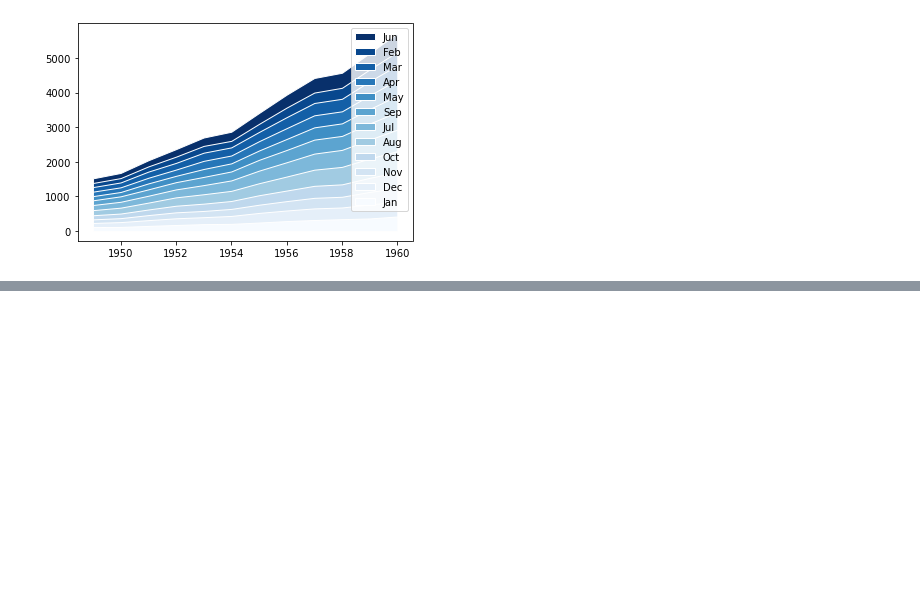
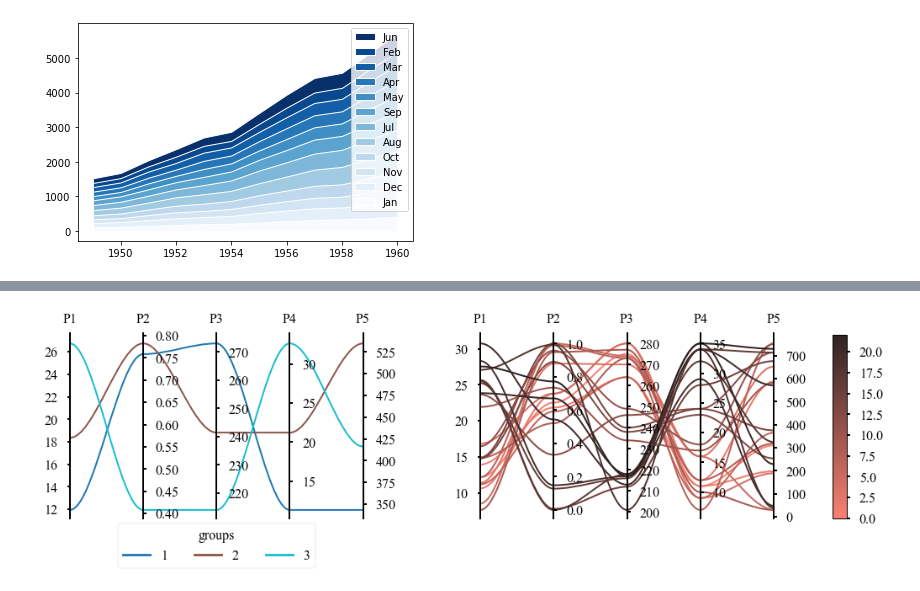
Before and after one commit to alexcapstick/alexs-visualisation-tools, a Jupyter notebook: examples/lineplot.ipynb, the cells around one changed output, grey strips where cells are left out. Cells and saved outputs as stored; diff of their text form; code cells hidden in the pictures; blank space fills up the shorter version.

Commit message:
Add Parallel Plot

```diff
--- a/examples/lineplot.ipynb
+++ b/examples/lineplot.ipynb
@@ -34,0 +67,42 @@ ax.figure.savefig('../docs/source/figures/stackplot.png', bbox_inches='tight', d
+# %%
+with avt.paper_theme():
+
+    fig, axes = plt.subplots(1, 2, figsize=(15, 4))
+
+    axes[0] = avt.parallelplot(
+        data=data,
+        x='variable',
+        y='value',
+        hue='groups',
+        legend=True,
+        bezier=True,
+        cmap='tab10',
+        linewidth=2,
+        ax=axes[0],
+    )
+    sns.move_legend(axes[0], 'center', bbox_to_anchor=(0.5, -0.15), ncol=3)
+
+
+    axes[1] = avt.parallelplot(
+        data=data,
+        x='variable',
+        y='value',
+        hue='units',
+        legend=False,
+        bezier=True,
+        cmap=sns.color_palette('dark:salmon_r', as_cmap=True),
+        linewidth=2,
+        ax=axes[1],
+        cbar=True,
+        cbar_x=1.2
+    )
+    #sns.move_legend(axes[1], 'center', bbox_to_anchor=(0.5, -0.15), ncol=3)
+
+    fig.subplots_adjust(wspace=0.4)
+
+
+# saving graph
+ax.figure.savefig('./figures/parallelplot.png', bbox_inches='tight', dpi=300)
+ax.figure.savefig('../docs/source/figures/parallelplot.png', bbox_inches='tight', dpi=300)
+# %% [output]
+[figure, added]
```
Also changed, not shown: parts of 5 cells of this notebook, 6 other files.
